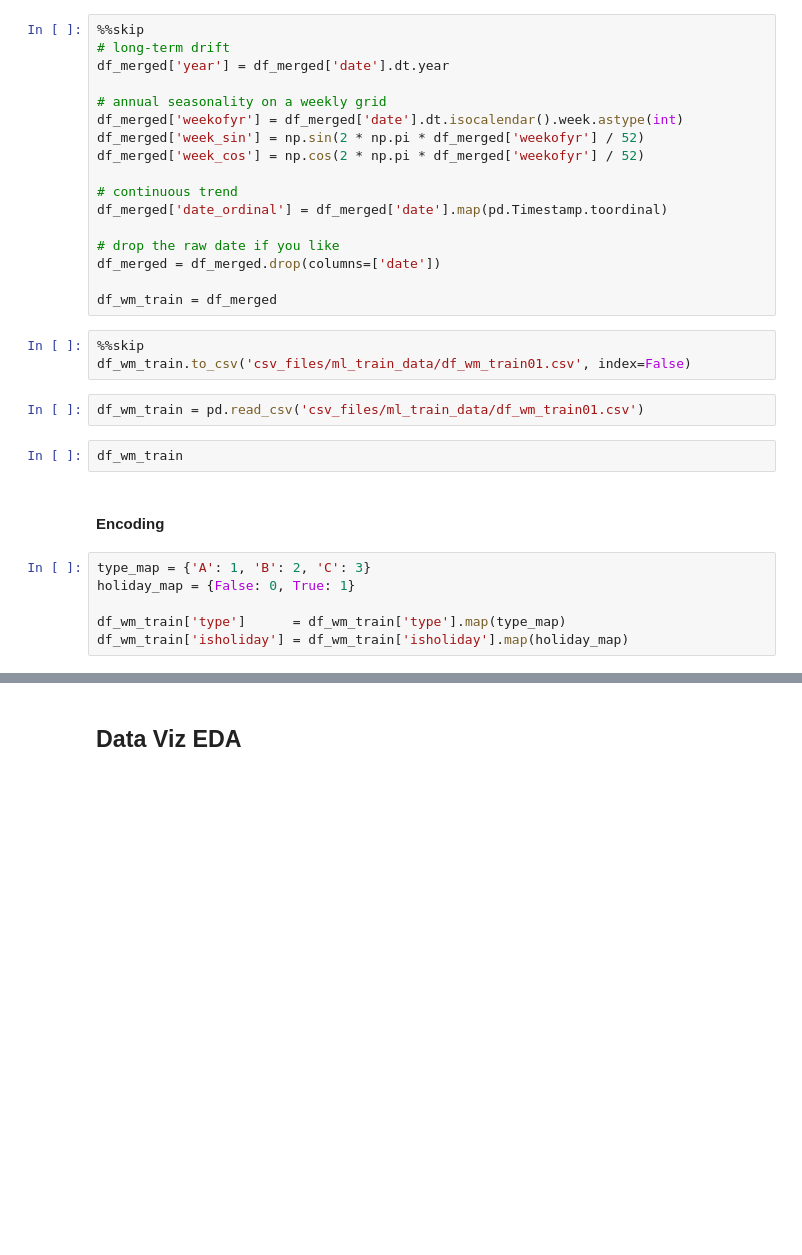
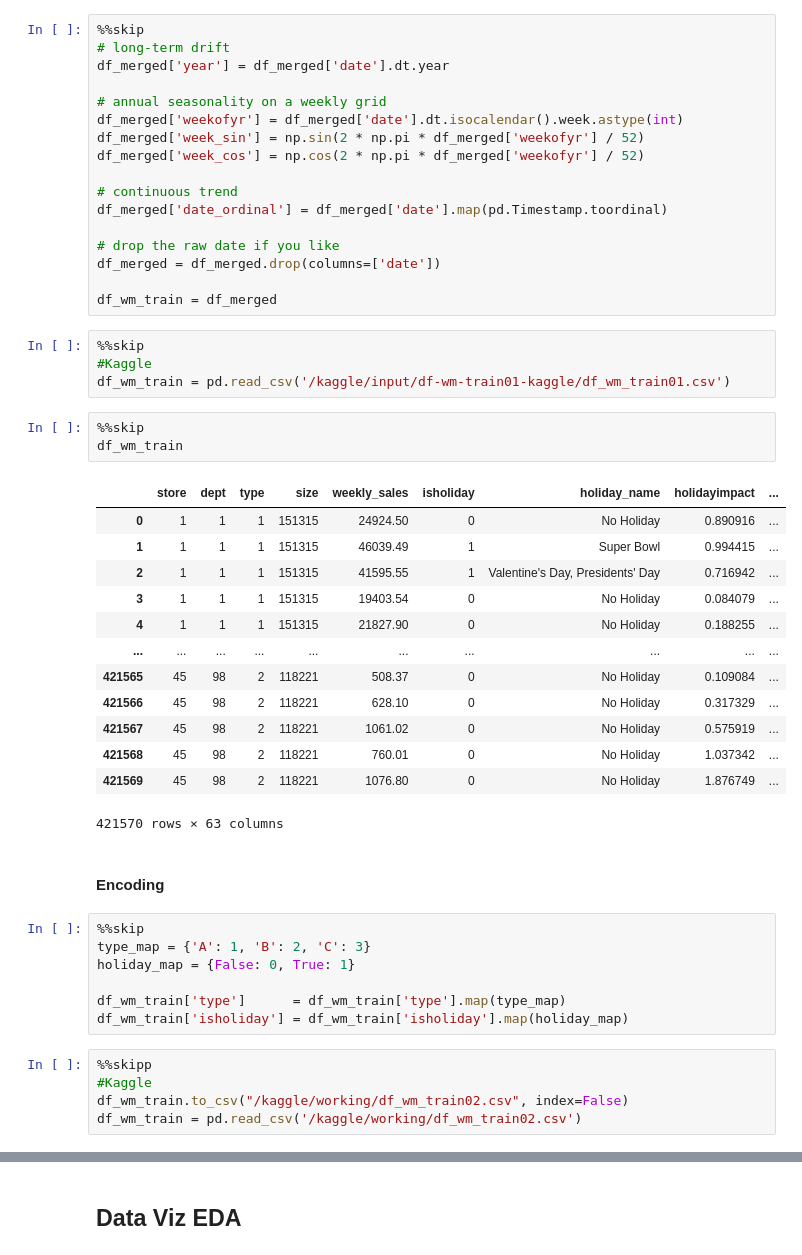
Before and after one commit to JorgeMMLRodrigues/ml_walmart_price, a Jupyter notebook: main.ipynb, the cells around one changed output, grey strips where cells are left out. Cells and saved outputs as stored; diff of their text form; blank space fills up the shorter version.

Commit message:
Kaggle Notebook | walmart_price_pred | Version 5

```diff
--- a/main.ipynb
+++ b/main.ipynb
@@ -1697,18 +1708,38 @@ df_merged['date_ordinal'] = df_merged['date'].map(pd.Timestamp.toordinal)
 df_merged = df_merged.drop(columns=['date'])
 
 df_wm_train = df_merged
+# %%
+%%skip
+#Kaggle
+df_wm_train = pd.read_csv('/kaggle/input/df-wm-train01-kaggle/df_wm_train01.csv')
 # %%
 %%skip
-df_wm_train.to_csv('csv_files/ml_train_data/df_wm_train01.csv', index=False)
+df_wm_train
+# %% [output]
+|  | store | dept | type | size | weekly_sales | isholiday | holiday_name | holidayimpact | ... |
+| 0 | 1 | 1 | 1 | 151315 | 24924.50 | 0 | No Holiday | 0.890916 | ... |
+| 1 | 1 | 1 | 1 | 151315 | 46039.49 | 1 | Super Bowl | 0.994415 | ... |
+| 2 | 1 | 1 | 1 | 151315 | 41595.55 | 1 | Valentine's Day, Presidents' Day | 0.716942 | ... |
+| 3 | 1 | 1 | 1 | 151315 | 19403.54 | 0 | No Holiday | 0.084079 | ... |
+| 4 | 1 | 1 | 1 | 151315 | 21827.90 | 0 | No Holiday | 0.188255 | ... |
+| ... | ... | ... | ... | ... | ... | ... | ... | ... | ... |
+| 421565 | 45 | 98 | 2 | 118221 | 508.37 | 0 | No Holiday | 0.109084 | ... |
+| 421566 | 45 | 98 | 2 | 118221 | 628.10 | 0 | No Holiday | 0.317329 | ... |
+| 421567 | 45 | 98 | 2 | 118221 | 1061.02 | 0 | No Holiday | 0.575919 | ... |
+| 421568 | 45 | 98 | 2 | 118221 | 760.01 | 0 | No Holiday | 1.037342 | ... |
+| 421569 | 45 | 98 | 2 | 118221 | 1076.80 | 0 | No Holiday | 1.876749 | ... |
+421570 rows × 63 columns
-# %%
-df_wm_train = pd.read_csv('csv_files/ml_train_data/df_wm_train01.csv')
-# %%
-df_wm_train
 # %% [markdown]
 #### Encoding
 # %%
+%%skip
 type_map = {'A': 1, 'B': 2, 'C': 3}
 holiday_map = {False: 0, True: 1}
 
 df_wm_train['type']      = df_wm_train['type'].map(type_map)
 df_wm_train['isholiday'] = df_wm_train['isholiday'].map(holiday_map)
+# %%
+%%skipp
+#Kaggle
+df_wm_train.to_csv("/kaggle/working/df_wm_train02.csv", index=False)
+df_wm_train = pd.read_csv('/kaggle/working/df_wm_train02.csv')
```
Also changed, not shown: parts of 27 cells of this notebook.
